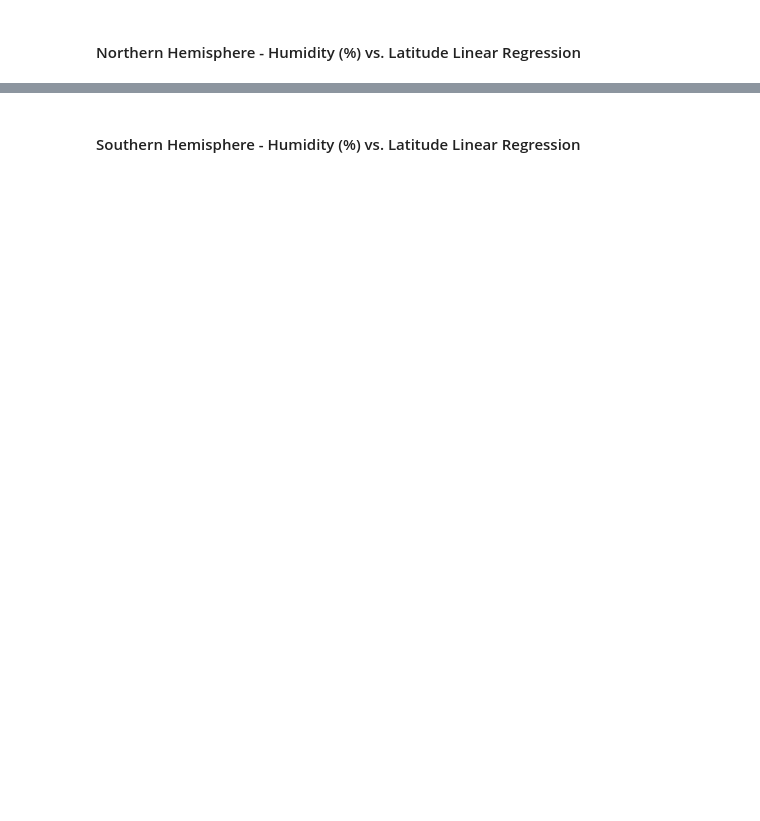
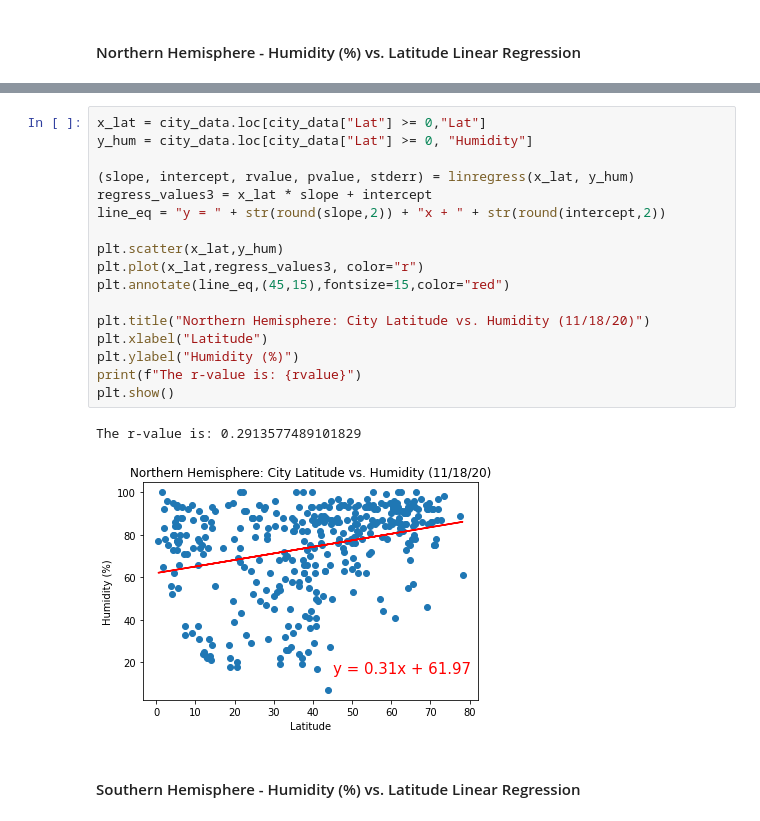
Before and after one commit to yuyhong23/python-api-challenge, a Jupyter notebook: weatherpy/WeatherPy-Copy1.ipynb, the cells around one changed output, grey strips where cells are left out. Saved outputs shown, nothing was run; the diff lists cells and outputs as text; blank space fills up the shorter version.

```diff
--- a/weatherpy/WeatherPy-Copy1.ipynb
+++ b/weatherpy/WeatherPy-Copy1.ipynb
@@ -379,2 +407,22 @@ The r-value is: 0.000543987878808455
+# %%
+x_lat = city_data.loc[city_data["Lat"] >= 0,"Lat"]
+y_hum = city_data.loc[city_data["Lat"] >= 0, "Humidity"]
+
+(slope, intercept, rvalue, pvalue, stderr) = linregress(x_lat, y_hum)
+regress_values3 = x_lat * slope + intercept
+line_eq = "y = " + str(round(slope,2)) + "x + " + str(round(intercept,2))
+
+plt.scatter(x_lat,y_hum)
+plt.plot(x_lat,regress_values3, color="r")
+plt.annotate(line_eq,(45,15),fontsize=15,color="red")
+
+plt.title("Northern Hemisphere: City Latitude vs. Humidity (11/18/20)")
+plt.xlabel("Latitude")
+plt.ylabel("Humidity (%)")
+print(f"The r-value is: {rvalue}")
+plt.show()
+# %% [output]
+The r-value is: 0.2913577489101829
+[figure, added]
 # %% [markdown]
 ####  Southern Hemisphere - Humidity (%) vs. Latitude Linear Regression
```
Also changed, not shown: parts of 22 cells of this notebook.
